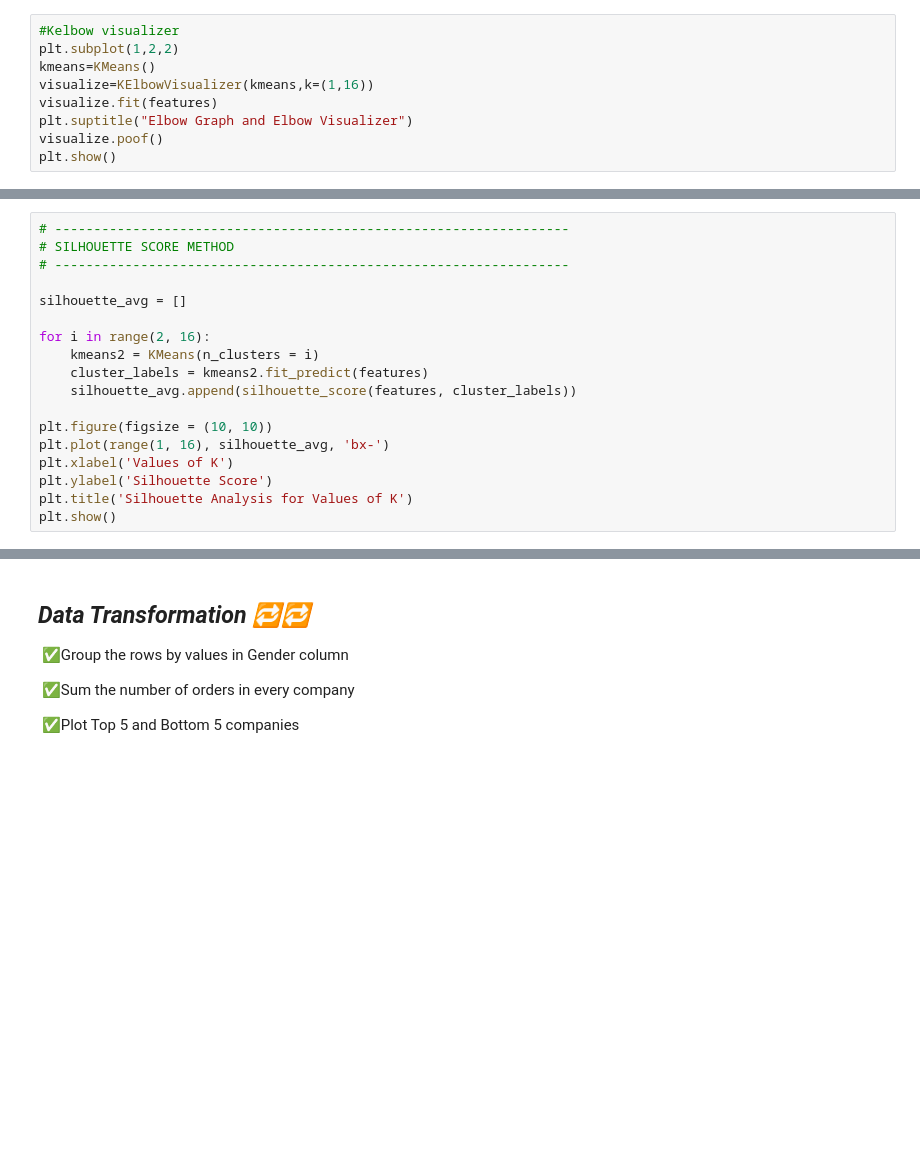
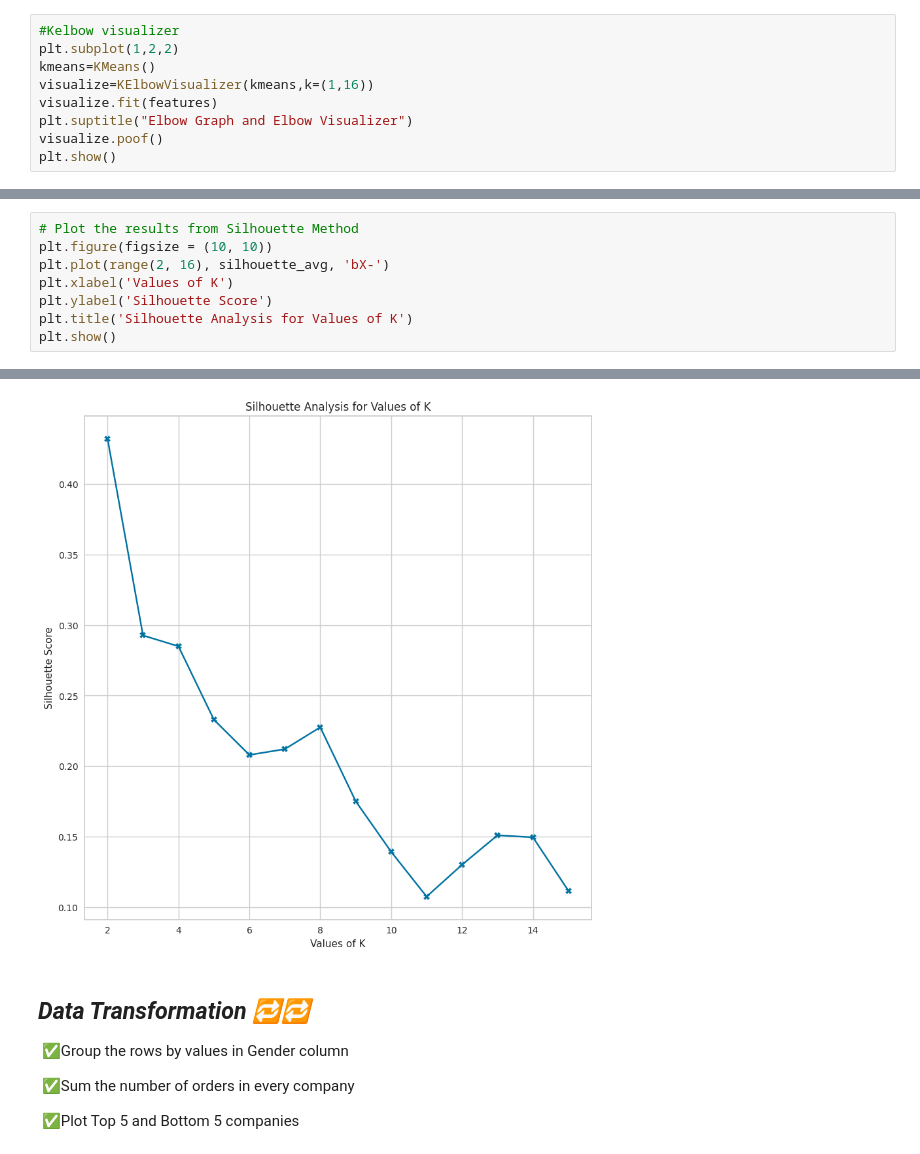
Before and after one commit to AllanMogley/12-Zidio-Projects, a Jupyter notebook: 01 - Projects/01 - Customer Segmentation/cleaner.ipynb, the cells around one changed output, grey strips where cells are left out. Drawn from its saved outputs; the diff is of its cells as text; blank space fills up the shorter version.

Commit message:
Silhouetee Graph

```diff
--- a/01 - Projects/01 - Customer Segmentation/cleaner.ipynb
+++ b/01 - Projects/01 - Customer Segmentation/cleaner.ipynb
@@ -173,18 +184,9 @@ plt.show()
 # %%
-# ------------------------------------------------------------------
-# SILHOUETTE SCORE METHOD
-# ------------------------------------------------------------------
-
-silhouette_avg = []
-
-for i in range(2, 16):
-    kmeans2 = KMeans(n_clusters = i)
-    cluster_labels = kmeans2.fit_predict(features)
-    silhouette_avg.append(silhouette_score(features, cluster_labels))
-
+# Plot the results from Silhouette Method
 plt.figure(figsize = (10, 10))
-plt.plot(range(1, 16), silhouette_avg, 'bx-')
+plt.plot(range(2, 16), silhouette_avg, 'bX-')
 plt.xlabel('Values of K')
 plt.ylabel('Silhouette Score')
 plt.title('Silhouette Analysis for Values of K')
 plt.show()
+# %% [output]
@@ -191,3 +210,4 @@ plt.show()
+[figure, added]
 # %% [markdown]
 ## ***Data Transformation 🔁🔁***
 
```
Also changed, not shown: parts of 2 cells of this notebook.
